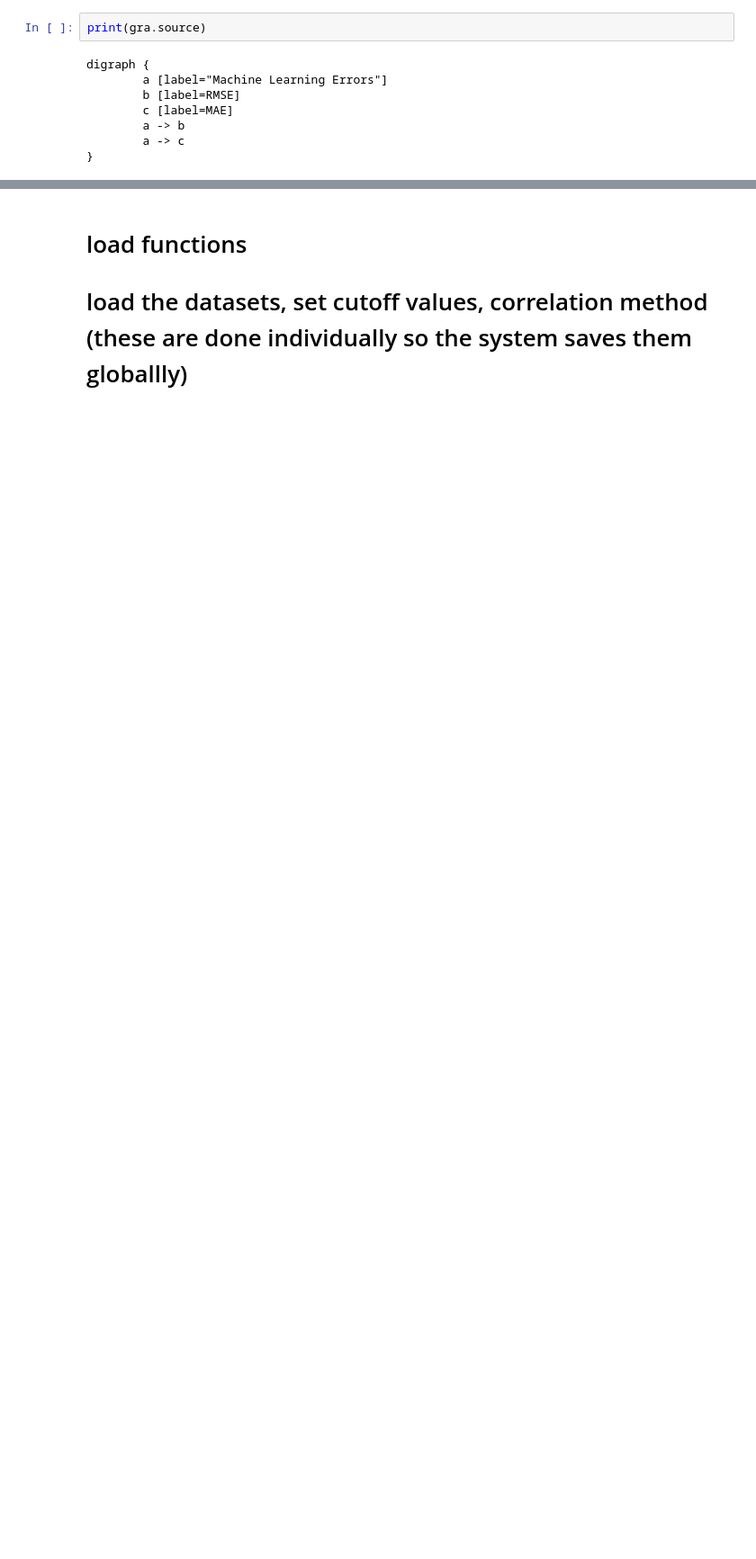
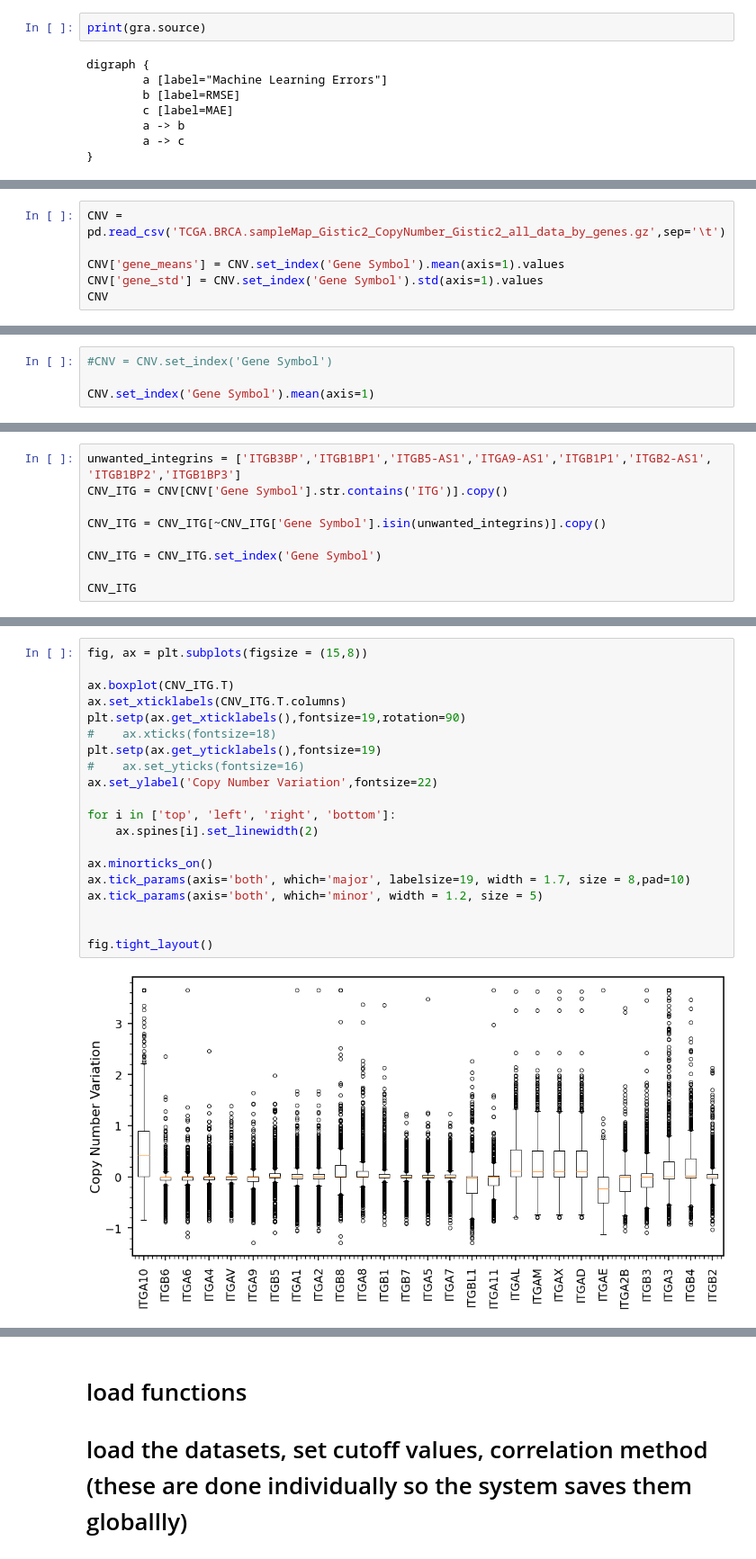
Before and after one commit to hshadman/integrin_expression_data_mining, a Jupyter notebook: jesse_code/gene_networking_analysis_BRCA_v2_(gtex_males_excluded).ipynb, the cells around one changed output, grey strips where cells are left out. Shown at 90% size. Drawn from its saved outputs; the diff is of its cells as text; blank space fills up the shorter version.

```diff
--- a/jesse_code/gene_networking_analysis_BRCA_v2_(gtex_males_excluded).ipynb
+++ b/jesse_code/gene_networking_analysis_BRCA_v2_(gtex_males_excluded).ipynb
@@ -92,0 +97,6 @@ g
+# %%
+CNV = pd.read_csv('TCGA.BRCA.sampleMap_Gistic2_CopyNumber_Gistic2_all_data_by_genes.gz',sep='\t')
+
+CNV['gene_means'] = CNV.set_index('Gene Symbol').mean(axis=1).values
+CNV['gene_std'] = CNV.set_index('Gene Symbol').std(axis=1).values
+CNV
@@ -92,0 +117,4 @@ g
+# %%
+#CNV = CNV.set_index('Gene Symbol')
+
+CNV.set_index('Gene Symbol').mean(axis=1)
@@ -92,0 +135,9 @@ g
+# %%
+unwanted_integrins = ['ITGB3BP','ITGB1BP1','ITGB5-AS1','ITGA9-AS1','ITGB1P1','ITGB2-AS1', 'ITGB1BP2','ITGB1BP3']
+CNV_ITG = CNV[CNV['Gene Symbol'].str.contains('ITG')].copy()
+
+CNV_ITG = CNV_ITG[~CNV_ITG['Gene Symbol'].isin(unwanted_integrins)].copy()
+
+CNV_ITG = CNV_ITG.set_index('Gene Symbol')
+
+CNV_ITG
@@ -92,0 +180,22 @@ g
+# %%
+fig, ax = plt.subplots(figsize = (15,8))
+
+ax.boxplot(CNV_ITG.T)
+ax.set_xticklabels(CNV_ITG.T.columns)
+plt.setp(ax.get_xticklabels(),fontsize=19,rotation=90)
+#    ax.xticks(fontsize=18)
+plt.setp(ax.get_yticklabels(),fontsize=19)
+#    ax.set_yticks(fontsize=16)
+ax.set_ylabel('Copy Number Variation',fontsize=22)
+
+for i in ['top', 'left', 'right', 'bottom']:
+    ax.spines[i].set_linewidth(2)
+
+ax.minorticks_on()
+ax.tick_params(axis='both', which='major', labelsize=19, width = 1.7, size = 8,pad=10)
+ax.tick_params(axis='both', which='minor', width = 1.2, size = 5)
+
+
+fig.tight_layout()
+# %% [output]
+[figure, added]
```
Also changed, not shown: parts of 133 cells of this notebook, 1 other file.
